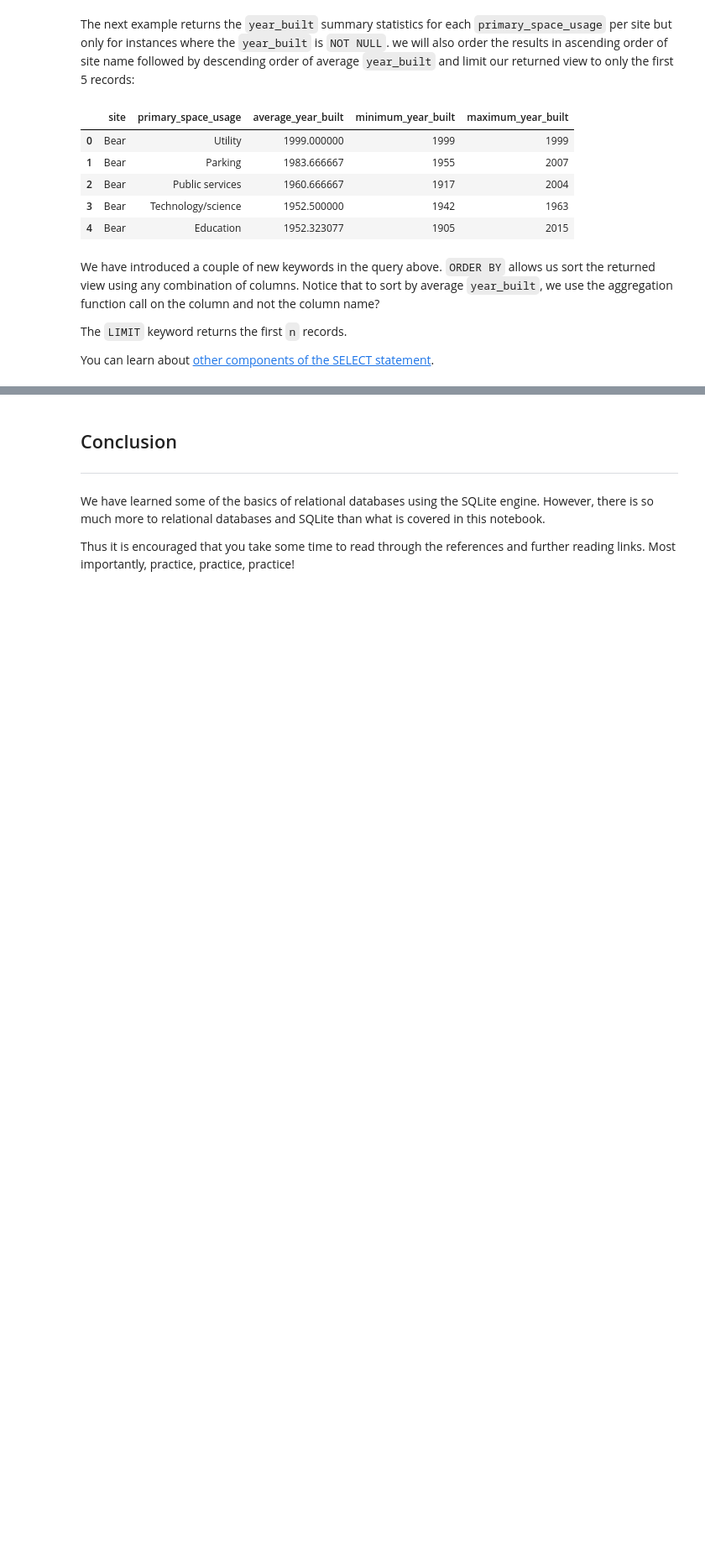
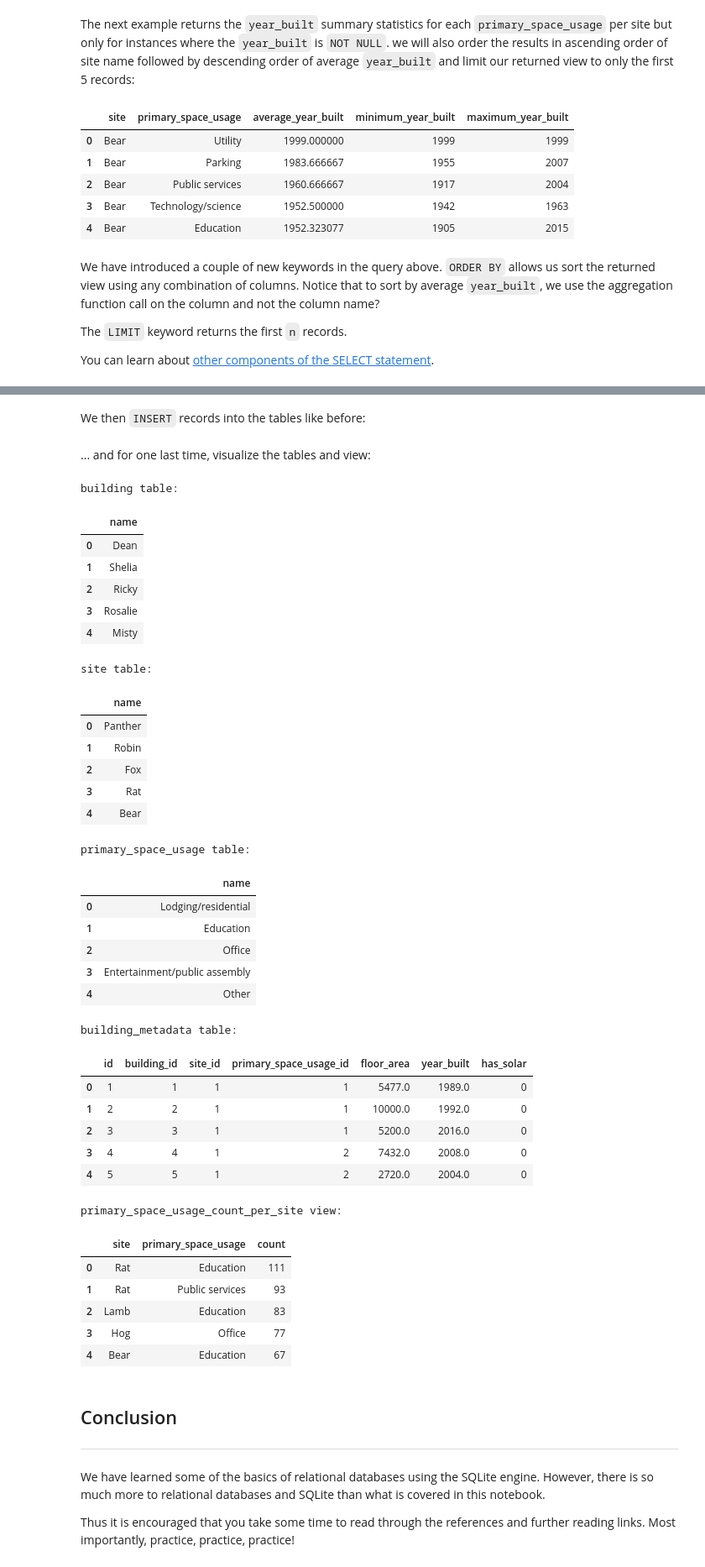
Before and after one commit to intelligent-environments-lab/occupant_centric_grid_interactive_buildings_course, a Jupyter notebook: src/notebooks/tutorials/sqlite_relational_database.ipynb, the cells around one changed output, grey strips where cells are left out. Shown at 84% size. Cells and saved outputs as stored; diff of their text form; code cells hidden in the pictures; blank space fills up the shorter version.

```diff
--- a/src/notebooks/tutorials/sqlite_relational_database.ipynb
+++ b/src/notebooks/tutorials/sqlite_relational_database.ipynb
@@ -1422,0 +1630,2 @@ You can learn about [other components of the SELECT statement](https://www.sqlit
+# %% [markdown]
+We then `INSERT` records into the tables like before:
@@ -1423,3 +1655,72 @@ You can learn about [other components of the SELECT statement](https://www.sqlit
+# %% [markdown]
+... and for one last time, visualize the tables and view:
+# %%
+print('building table:')
+display(read_database(DATABASE_FILEPATH, """SELECT name FROM building;""").head())
+
+print('site table:')
+display(read_database(DATABASE_FILEPATH, """SELECT name FROM site;""").head())
+
+print('primary_space_usage table:')
+display(read_database(DATABASE_FILEPATH, """SELECT name FROM primary_space_usage;""").head())
+
+print('building_metadata table:')
+display(read_database(DATABASE_FILEPATH, """
+SELECT
+    id,
+    building_id,
+    site_id,
+    primary_space_usage_id,
+    floor_area,
+    year_built,
+    has_solar
+FROM building_metadata
+""").head())
+
+print('primary_space_usage_count_per_site view:')
+display(read_database(DATABASE_FILEPATH, """
+SELECT
+    site,
+    primary_space_usage,
+    count
+FROM primary_space_usage_count_per_site
+""").head())
+# %% [output]
+building table:
+|  | name |
+| 0 | Dean |
+| 1 | Shelia |
+| 2 | Ricky |
+| 3 | Rosalie |
+| 4 | Misty |
+site table:
+|  | name |
+| 0 | Panther |
+| 1 | Robin |
+| 2 | Fox |
+| 3 | Rat |
+| 4 | Bear |
+primary_space_usage table:
+|  | name |
+| 0 | Lodging/residential |
+| 1 | Education |
+| 2 | Office |
+| 3 | Entertainment/public assembly |
+| 4 | Other |
+building_metadata table:
+|  | id | building_id | site_id | primary_space_usage_id | floor_area | year_built | has_solar |
+| 0 | 1 | 1 | 1 | 1 | 5477.0 | 1989.0 | 0 |
+| 1 | 2 | 2 | 1 | 1 | 10000.0 | 1992.0 | 0 |
+| 2 | 3 | 3 | 1 | 1 | 5200.0 | 2016.0 | 0 |
+| 3 | 4 | 4 | 1 | 2 | 7432.0 | 2008.0 | 0 |
+| 4 | 5 | 5 | 1 | 2 | 2720.0 | 2004.0 | 0 |
+primary_space_usage_count_per_site view:
+|  | site | primary_space_usage | count |
+| 0 | Rat | Education | 111 |
+| 1 | Rat | Public services | 93 |
+| 2 | Lamb | Education | 83 |
+| 3 | Hog | Office | 77 |
+| 4 | Bear | Education | 67 |
 # %% [markdown]
 ## Conclusion
 ---
```
Also changed, not shown: parts of 21 cells of this notebook.
